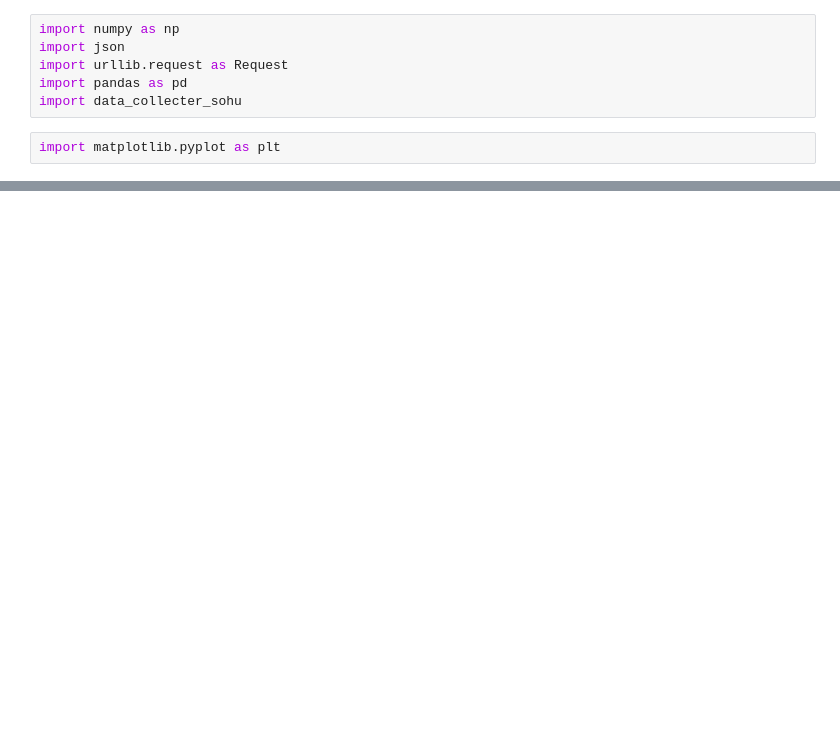
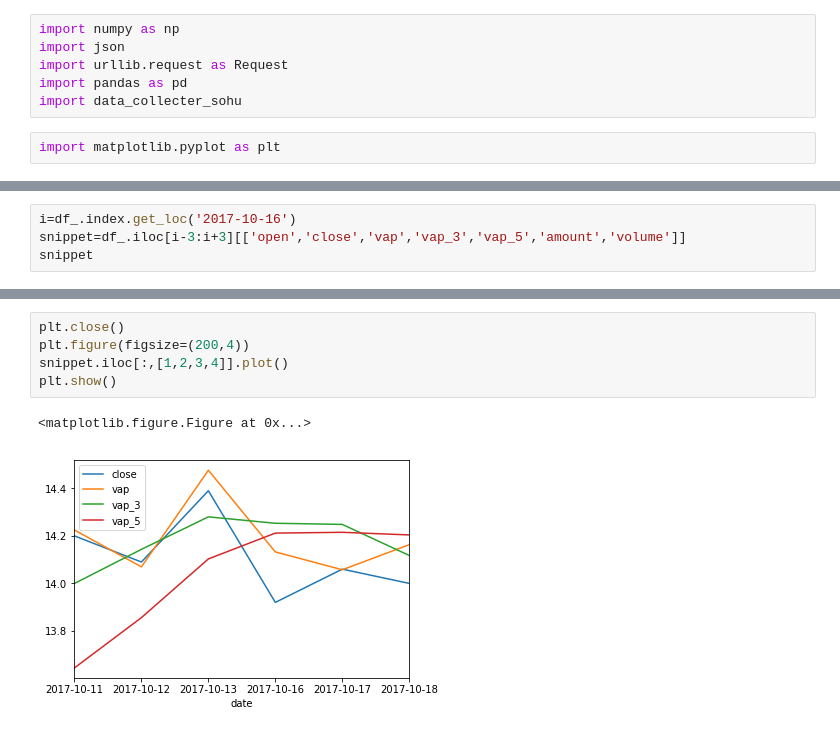
Before and after one commit to lasite/ML_stock, a Jupyter notebook: data analyze.ipynb, the cells around one changed output, grey strips where cells are left out. Cells and saved outputs as stored; diff of their text form; blank space fills up the shorter version.

```diff
--- a/data analyze.ipynb
+++ b/data analyze.ipynb
@@ -55,0 +80,4 @@ id(df.loc[:,'close'])
+# %%
+i=df_.index.get_loc('2017-10-16')
+snippet=df_.iloc[i-3:i+3][['open','close','vap','vap_3','vap_5','amount','volume']]
+snippet
@@ -55,0 +93,8 @@ id(df.loc[:,'close'])
+# %%
+plt.close()
+plt.figure(figsize=(200,4))
+snippet.iloc[:,[1,2,3,4]].plot()
+plt.show()
+# %% [output]
+<matplotlib.figure.Figure at 0x...>
+[figure, added]
```
Also changed, not shown: parts of 9 cells of this notebook, 1 other file.
